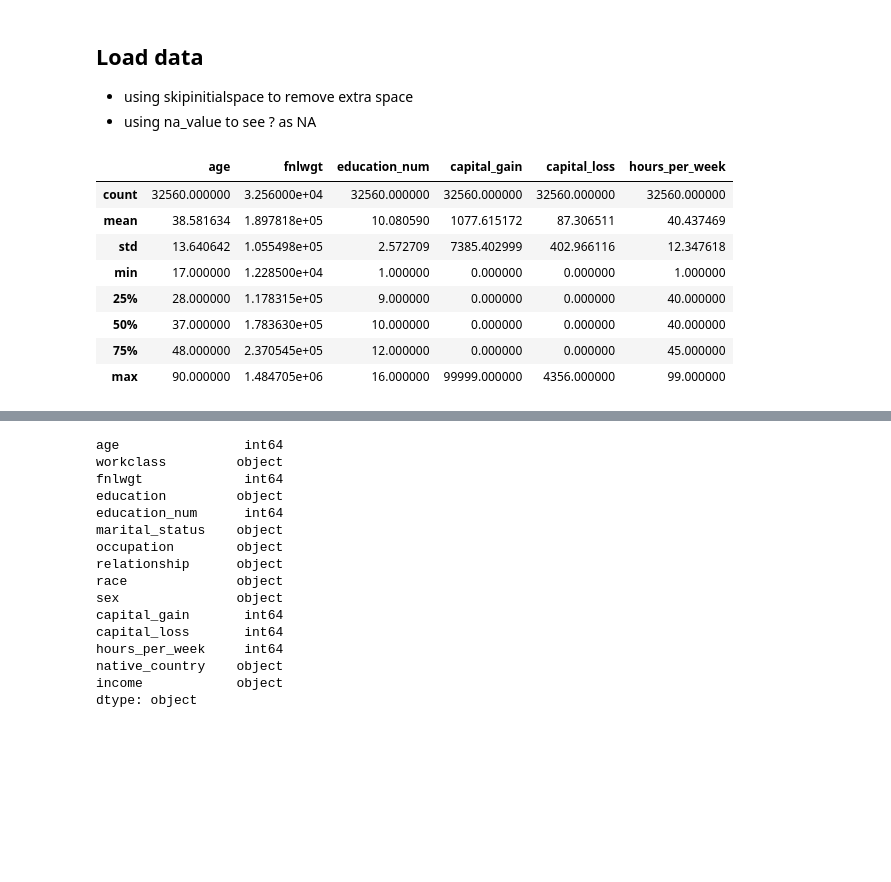
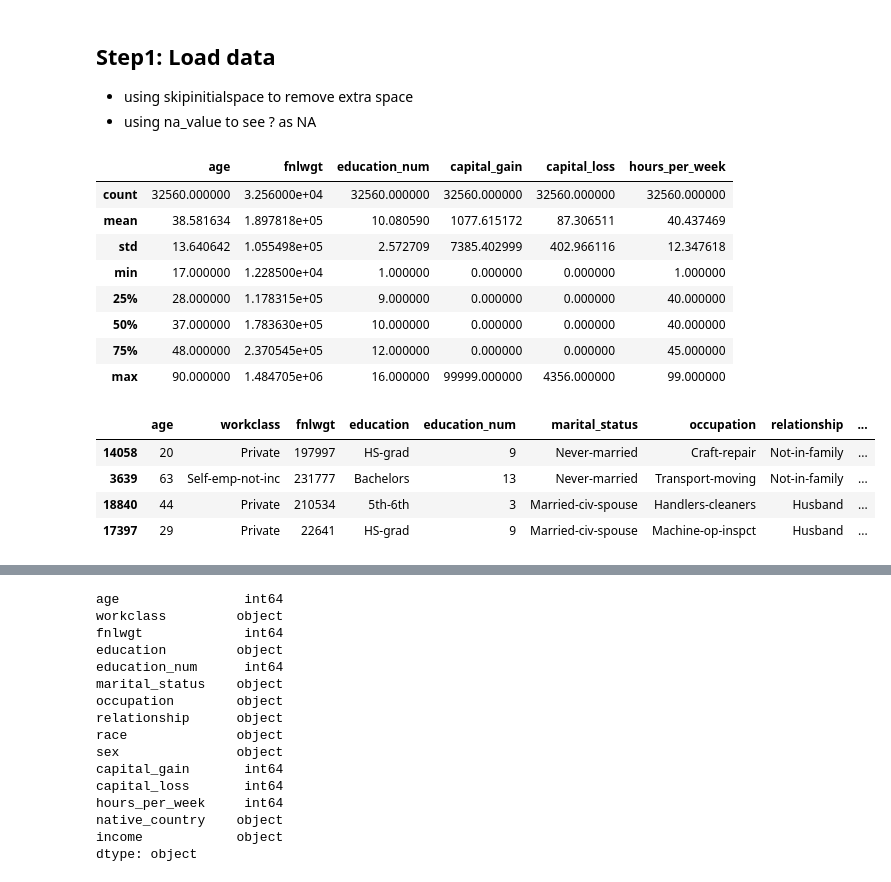
Before and after one commit to ngonhan2k5/cs-ml, a Jupyter notebook: proj1/proj1_eda.ipynb, the cells around one changed output, grey strips where cells are left out. Drawn from its saved outputs; the diff is of its cells as text; code cells hidden in the pictures; blank space fills up the shorter version.

```diff
--- a/proj1/proj1_eda.ipynb
+++ b/proj1/proj1_eda.ipynb
@@ -7,23 +7,29 @@ import seaborn as sns
 from IPython.core.interactiveshell import InteractiveShell
 InteractiveShell.ast_node_interactivity = "all"
 # %% [markdown]
-## Load data
+## Step1: Load data
 
 * using skipinitialspace to remove extra space
 * using na_value to see ? as NA
 # %%
 df = pd.read_csv('https://archive.ics.uci.edu/ml/machine-learning-databases/adult/adult.data', skipinitialspace=True, na_values="?")
 df.columns = ['age', 'workclass', 'fnlwgt', 'education',
                      'education_num', 'marital_status', 'occupation', 'relationship', 'race', 'sex',
                      'capital_gain', 'capital_loss', 'hours_per_week', 'native_country', 'income']
 df.describe()
+df.sample(4)
 # %% [output]
 |  | age | fnlwgt | education_num | capital_gain | capital_loss | hours_per_week |
 | count | 32560.000000 | 3.256000e+04 | 32560.000000 | 32560.000000 | 32560.000000 | 32560.000000 |
 | mean | 38.581634 | 1.897818e+05 | 10.080590 | 1077.615172 | 87.306511 | 40.437469 |
 | std | 13.640642 | 1.055498e+05 | 2.572709 | 7385.402999 | 402.966116 | 12.347618 |
 | min | 17.000000 | 1.228500e+04 | 1.000000 | 0.000000 | 0.000000 | 1.000000 |
 | 25% | 28.000000 | 1.178315e+05 | 9.000000 | 0.000000 | 0.000000 | 40.000000 |
 | 50% | 37.000000 | 1.783630e+05 | 10.000000 | 0.000000 | 0.000000 | 40.000000 |
 | 75% | 48.000000 | 2.370545e+05 | 12.000000 | 0.000000 | 0.000000 | 45.000000 |
 | max | 90.000000 | 1.484705e+06 | 16.000000 | 99999.000000 | 4356.000000 | 99.000000 |
+|  | age | workclass | fnlwgt | education | education_num | marital_status | occupation | relationship | ... |
+| 14058 | 20 | Private | 197997 | HS-grad | 9 | Never-married | Craft-repair | Not-in-family | ... |
+| 3639 | 63 | Self-emp-not-inc | 231777 | Bachelors | 13 | Never-married | Transport-moving | Not-in-family | ... |
+| 18840 | 44 | Private | 210534 | 5th-6th | 3 | Married-civ-spouse | Handlers-cleaners | Husband | ... |
+| 17397 | 29 | Private | 22641 | HS-grad | 9 | Married-civ-spouse | Machine-op-inspct | Husband | ... |
```
Also changed, not shown: parts of 8 cells of this notebook.
